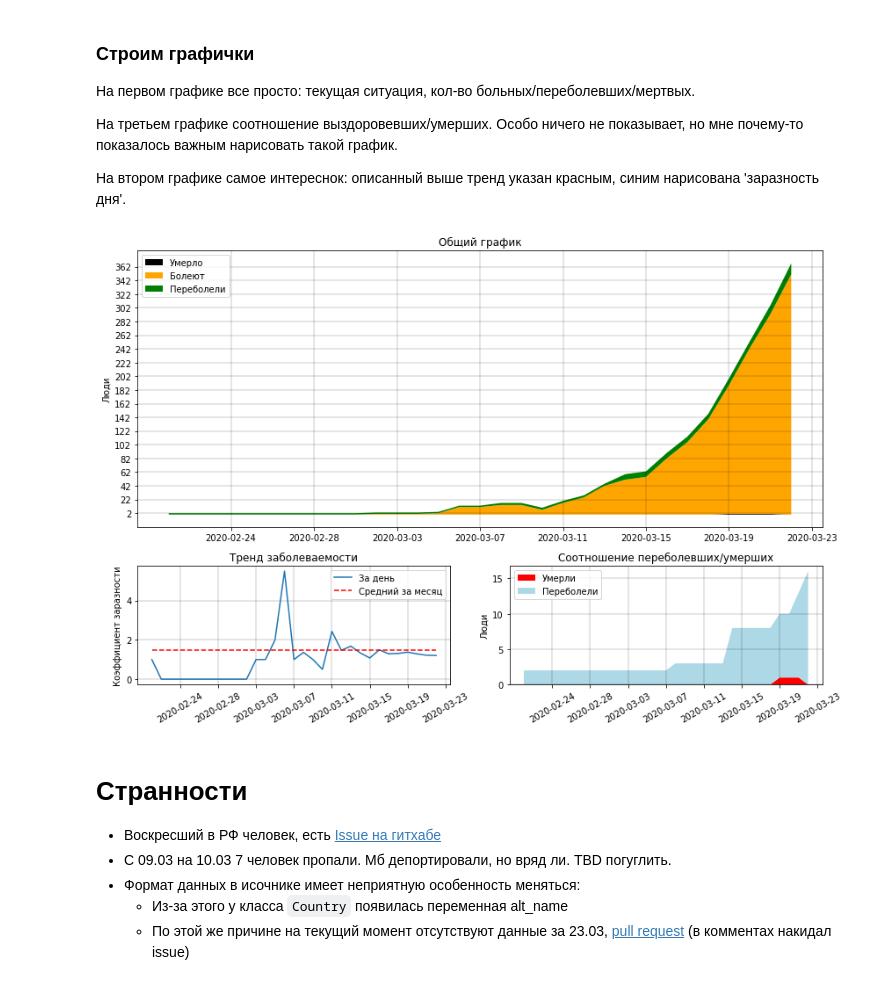
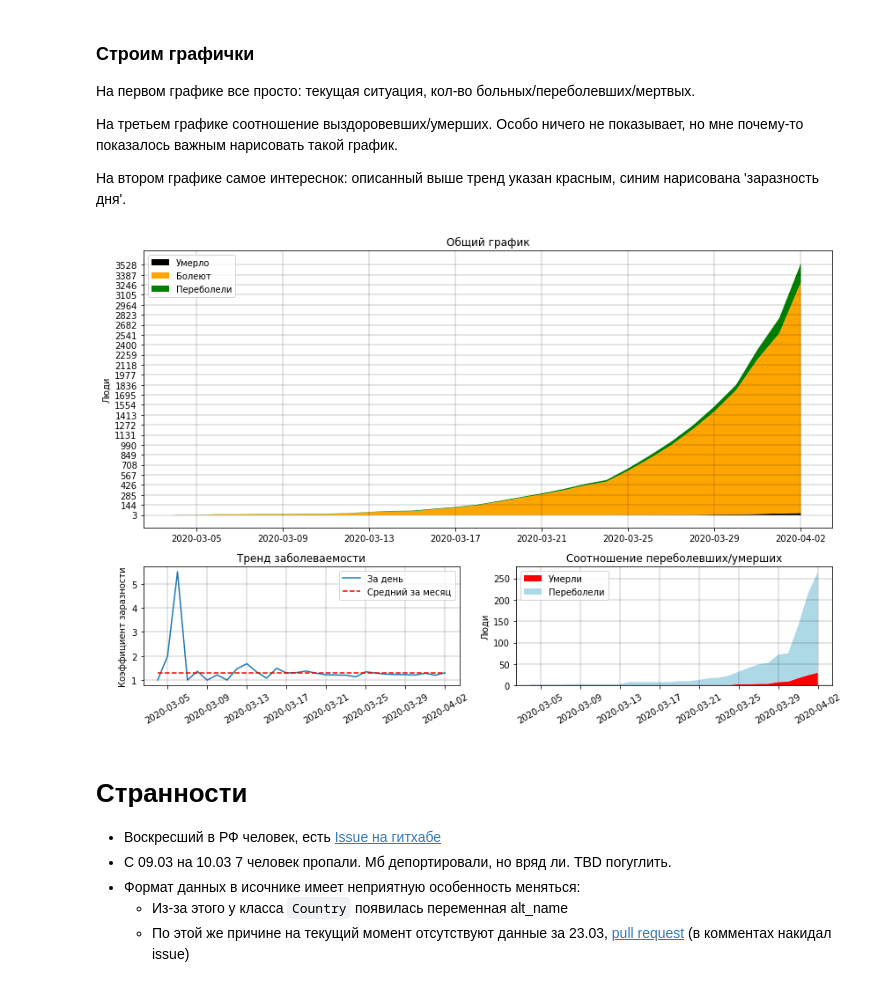
Before and after one commit to mrt0rtikize/covid19rus, a Jupyter notebook: 2019-nCoV.ipynb, the cells around one changed output. Saved outputs shown, nothing was run; the diff lists cells and outputs as text; code cells hidden in the pictures.

Commit message:
change data source and update data

```diff
--- a/2019-nCoV.ipynb
+++ b/2019-nCoV.ipynb
@@ -156,0 +65,21 @@ print(f'Средний тренд распространения: {country.propa
+# %%
+
+tmp_all_propagation = 0
+tmp_days_of_propagation = 0
+propagation = {}
+prev_confirmed = None
+prev_sick = None
+
+for index, row in df.iterrows():
+    if index != 0 and prev_sick and prev_sick != 0 and prev_confirmed:
+        propagation[row['day']] = 1 + (row['confirmed'] - prev_confirmed) / prev_sick
+        tmp_all_propagation += propagation[row['day']]
+        tmp_days_of_propagation += 1
+    else:
+        propagation[row['day']] = 0
+    prev_confirmed = row['confirmed']
+    prev_sick = prev_confirmed - row['death'] - row['recovered']
+
+average_propagation = tmp_all_propagation / tmp_days_of_propagation
+
+print(f'Средний тренд распространения: {average_propagation}')
@@ -165,18 +96,20 @@ print(f'Средний тренд распространения: {country.propa
 На втором графике самое интереснок: описанный выше тренд указан красным, синим нарисована 'заразность дня'.
 # %%
 from matplotlib import pyplot as plt
-import numpy as np
+from datetime import datetime, timedelta
 
 
-x = tuple(dates)
-y1 = [day.dead for day in country.data]
-y2 = [day.sick for day in country.data]
-y3 = [day.confirmed for day in country.data]
-y4 = [day.propagation for day in country.data]
-y5 = [country.propagation_trend for i in range(len(country.data))]
-y6 = [day.cured for day in country.data]
-xticks = [datetime.date(datetime.today() - timedelta(days=i)) for i in range(1, len(dates), 4)]
-yticks = [i for i in range(y3[0], y3[-1], 20)]
+show_days = 30
+
+x = [datetime.date(datetime.strptime(i, '%Y/%m/%d')) for i in df['day'][-show_days:]]
+y1 = [row['death'] for _, row in df.iterrows()][-show_days:]
+y2 = [row['confirmed'] - row['death'] - row['recovered'] for _, row in df.iterrows()][-show_days:]
+y3 = [row['confirmed'] for _, row in df.iterrows()][-show_days:]
+y4 = [propagation[row['day']] for _, row in df.iterrows()][-show_days:]
+y5 = [average_propagation for i in range(show_days)][-show_days:]
+y6 = [row['recovered'] for _, row in df.iterrows()][-show_days:]
+xticks = [datetime.date(datetime.today() - timedelta(days=i)) for i in range(1, show_days, 4)]
+yticks = [i for i in range(y3[0], y3[-1], (y3[-1]-y3[0])//25)]
 
 gridsize = (3, 2)
 fig = plt.figure(figsize=(12, 8))
@@ -190,32 +123,32 @@ ax1.fill_between(x, y2, y3, facecolor='green', label='Переболели')
 ax1.set_title('Общий график')
 ax1.legend(loc='upper left')
 ax1.set_ylabel('Люди')
 ax1.set_xticks(xticks)
 ax1.set_yticks(yticks)
 ax1.grid(color='black', linestyle='-', linewidth=0.2)
 
 
 ax2.plot(x, y4, label='За день')
 ax2.plot(x, y5, 'r--', label='Средний за месяц')
 ax2.set_title('Тренд заболеваемости')
 ax2.legend(loc='upper right')
 ax2.set_ylabel('Коэффициент заразности')
 ax2.tick_params(axis='x', rotation=30)
 ax2.set_xticks(xticks)
 ax2.grid(color='black', linestyle='-', linewidth=0.2)
 
 
 ax3.stackplot(x, y1, y6, labels=['Умерли', 'Переболели'], colors=['red', 'lightblue'])
 ax3.set_title('Соотношение переболевших/умерших')
 ax3.legend(loc='upper left')
 ax3.set_ylabel('Люди')
 ax3.tick_params(axis='x', rotation=30)
 ax3.set_xticks(xticks)
 ax3.grid(color='black', linestyle='-', linewidth=0.2)
 
 
 fig.tight_layout()
 plt.show()
 # %% [output]
-[figure, old version]
+[figure, new version]
 # %% [markdown]
```
Also changed, not shown: parts of 11 cells of this notebook.
